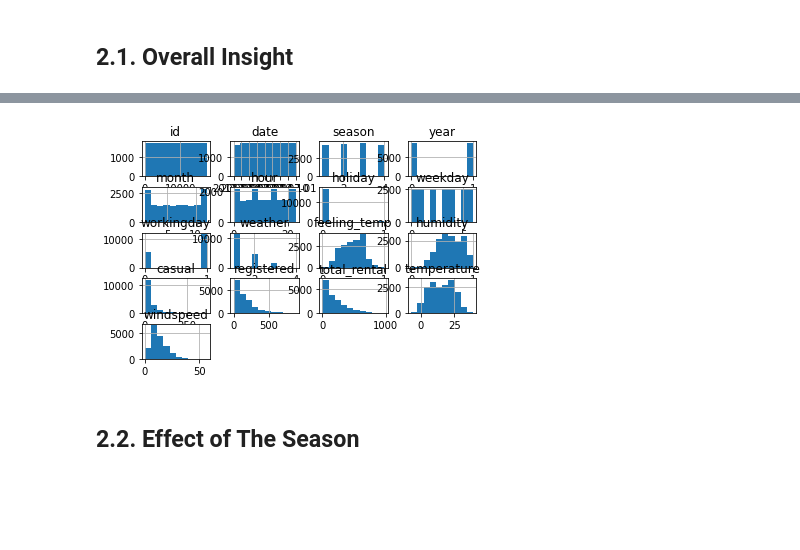
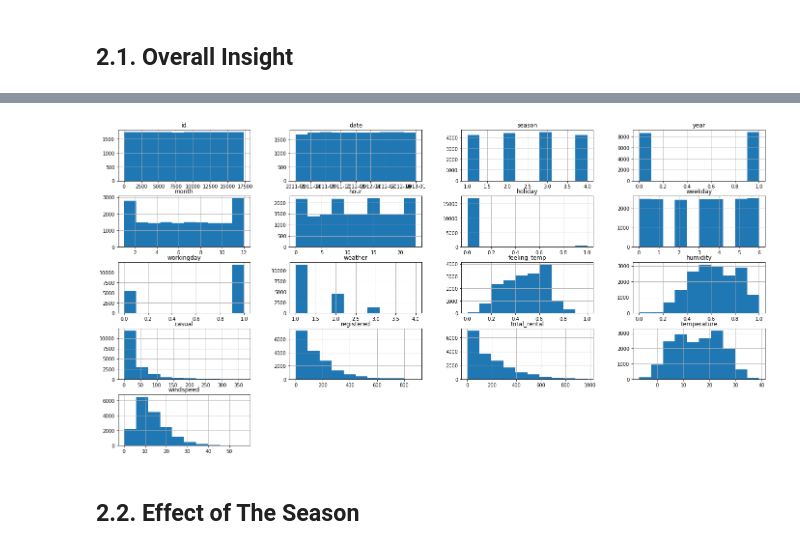
Before and after one commit to wuestenblume/Capital-Bikeshare, a Jupyter notebook: Data_analysis.ipynb, the cells around one changed output, grey strips where cells are left out. Drawn from its saved outputs; the diff is of its cells as text; code cells hidden in the pictures; blank space fills up the shorter version.

```diff
--- a/Data_analysis.ipynb
+++ b/Data_analysis.ipynb
@@ -135,11 +134,11 @@ memory usage: 2.3 MB
 | 75% | 13034.5000 | 3.000000 | 1.000000 | 10.000000 | 18.000000 | 0.000000 | 5.000000 | 1.000000 | 2.000000 | 0.621200 | ... |
 | max | 17379.0000 | 4.000000 | 1.000000 | 12.000000 | 23.000000 | 1.000000 | 6.000000 | 1.000000 | 4.000000 | 1.000000 | ... |
 # %%
-plt.rcParams['figure.figsize'] = (32,32)
+plt.rcParams['figure.figsize'] = (24,12)
 data.hist()
 plt.show()
 # %% [output]
-[figure, old version]
+[figure, new version]
 # %% [markdown]
 ## 2.2. Effect of The Season
 # %%
```
Also changed, not shown: parts of 1 cell of this notebook.
